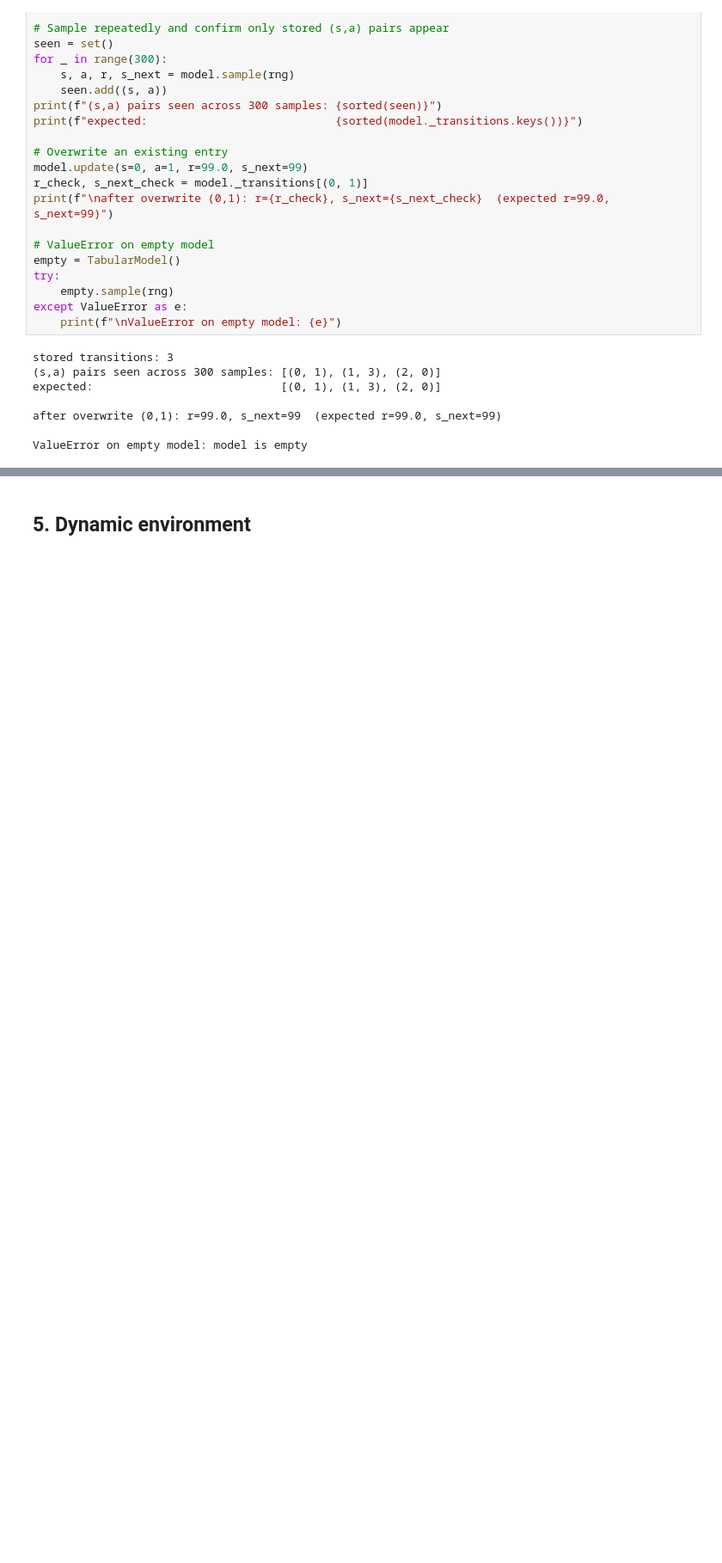
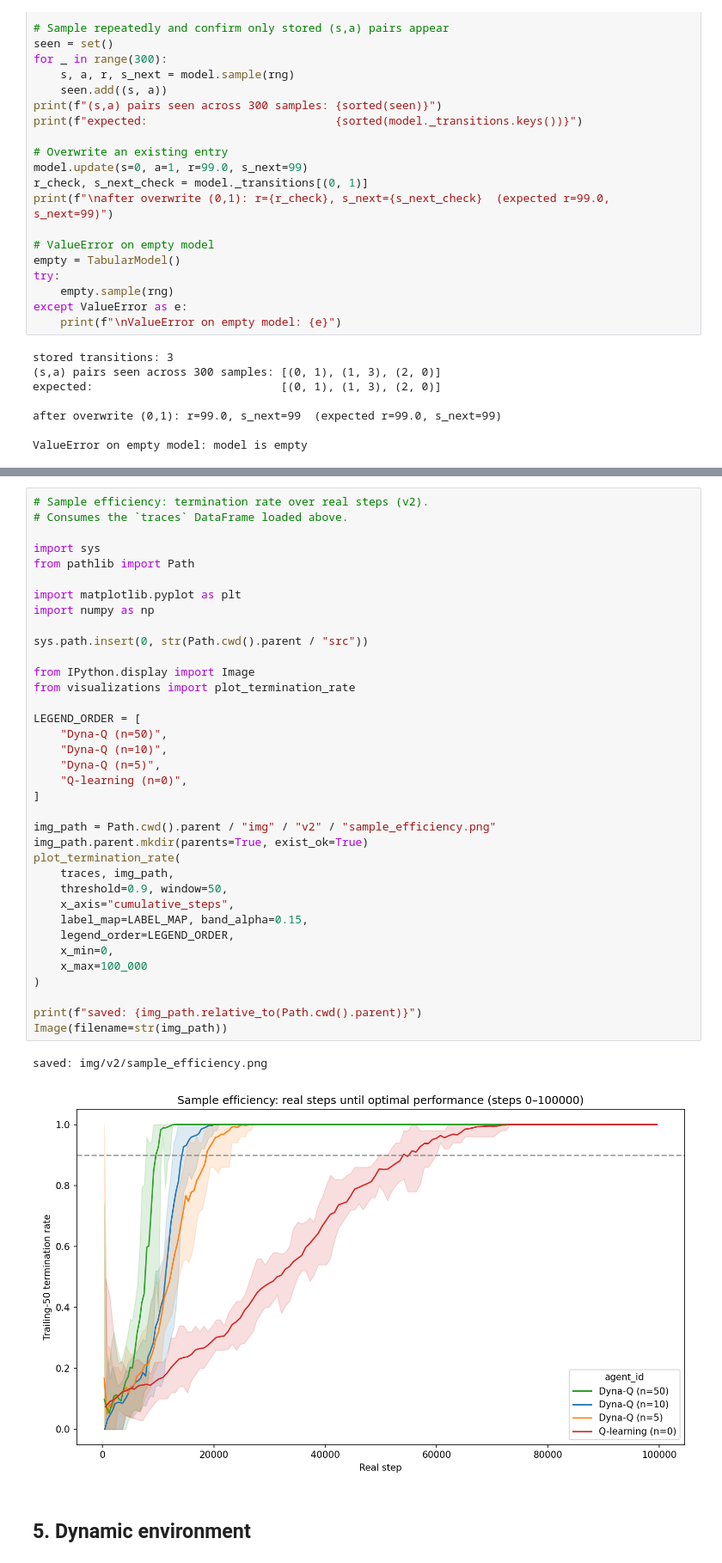
Before and after one commit to craig-rudman/MSDS684, a Jupyter notebook: W7/ipynb/development.ipynb, the cells around one changed output, grey strips where cells are left out. Shown at 86% size. Saved outputs shown, nothing was run; the diff lists cells and outputs as text; blank space fills up the shorter version.

```diff
--- a/W7/ipynb/development.ipynb
+++ b/W7/ipynb/development.ipynb
@@ -551,3 +683,42 @@ ValueError for n_planning=0: n_planning must be >= 1, got 0
+# %%
+# Sample efficiency: termination rate over real steps (v2).
+# Consumes the `traces` DataFrame loaded above.
+
+import sys
+from pathlib import Path
+
+import matplotlib.pyplot as plt
+import numpy as np
+
+sys.path.insert(0, str(Path.cwd().parent / "src"))
+
+from IPython.display import Image
+from visualizations import plot_termination_rate
+
+LEGEND_ORDER = [
+    "Dyna-Q (n=50)",
+    "Dyna-Q (n=10)",
+    "Dyna-Q (n=5)",
+    "Q-learning (n=0)",
+]
+
+img_path = Path.cwd().parent / "img" / "v2" / "sample_efficiency.png"
+img_path.parent.mkdir(parents=True, exist_ok=True)
+plot_termination_rate(
+    traces, img_path,
+    threshold=0.9, window=50,
+    x_axis="cumulative_steps",
+    label_map=LABEL_MAP, band_alpha=0.15,
+    legend_order=LEGEND_ORDER,
+    x_min=0,
+    x_max=100_000
+)
+
+print(f"saved: {img_path.relative_to(Path.cwd().parent)}")
+Image(filename=str(img_path))
+# %% [output]
+saved: img/v2/sample_efficiency.png
+[figure, added]
 # %% [markdown]
 ## 5. Dynamic environment
 # %% [markdown]
```
Also changed, not shown: parts of 13 cells of this notebook, 9 other files.
